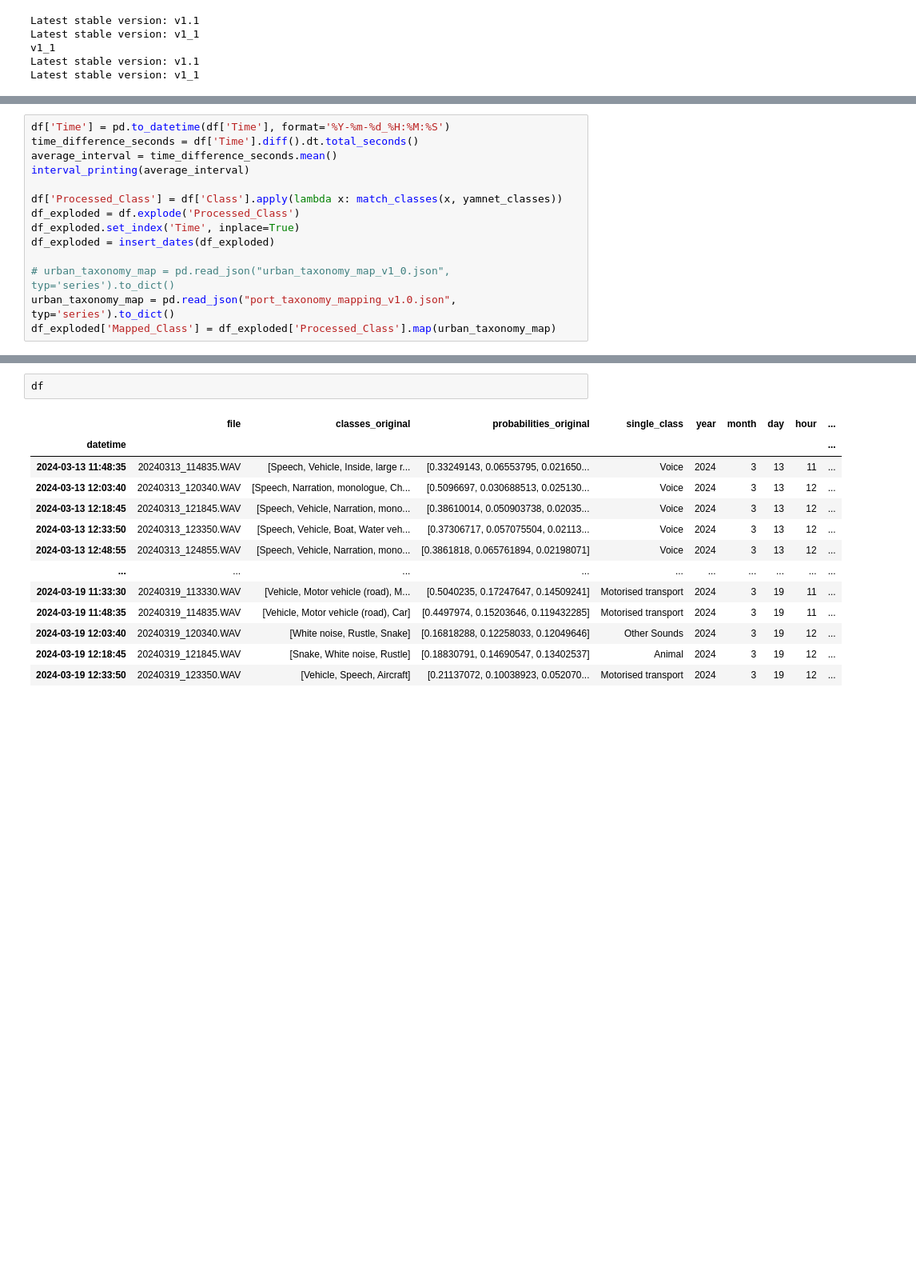
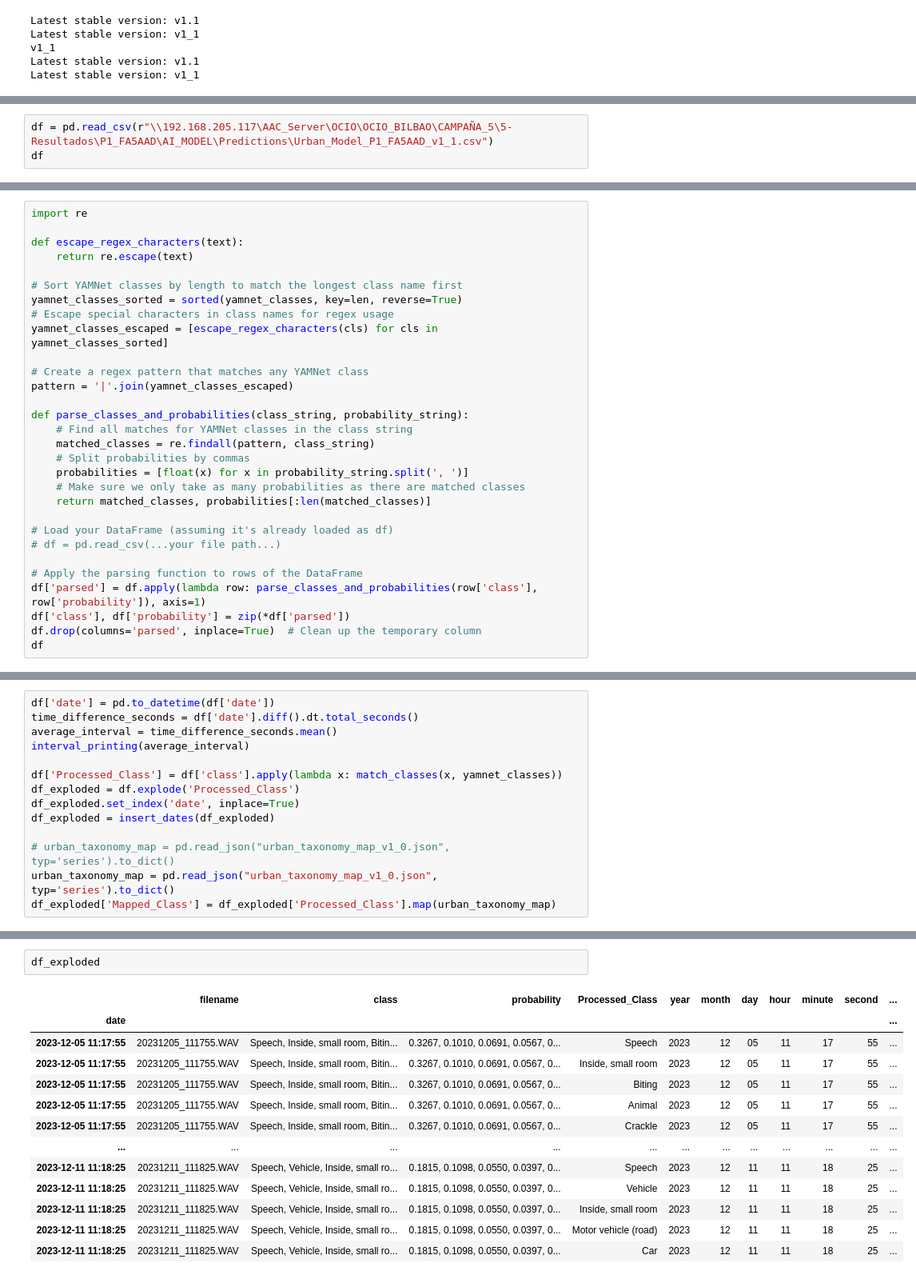
Before and after one commit to aacacustica/Audio_Processing, a Jupyter notebook: AI_Model/Urban_Model/Visualization/predictions_map.ipynb, the cells around one changed output, grey strips where cells are left out. Shown: that part at 80% size. Saved outputs shown, nothing was run; the diff lists cells and outputs as text; blank space fills up the shorter version.

```diff
--- a/AI_Model/Urban_Model/Visualization/predictions_map.ipynb
+++ b/AI_Model/Urban_Model/Visualization/predictions_map.ipynb
@@ -174,0 +175,3 @@ df
+# %%
+df = pd.read_csv(r"\\192.168.205.117\AAC_Server\OCIO\OCIO_BILBAO\CAMPAÑA_5\5-Resultados\P1_FA5AAD\AI_MODEL\Predictions\Urban_Model_P1_FA5AAD_v1_1.csv")
+df
@@ -178,0 +246,30 @@ yamnet_classes = yamnet_classes_df['display_name'].unique()
+# %%
+import re
+
+def escape_regex_characters(text):
+    return re.escape(text)
+
+# Sort YAMNet classes by length to match the longest class name first
+yamnet_classes_sorted = sorted(yamnet_classes, key=len, reverse=True)
+# Escape special characters in class names for regex usage
+yamnet_classes_escaped = [escape_regex_characters(cls) for cls in yamnet_classes_sorted]
+
+# Create a regex pattern that matches any YAMNet class
+pattern = '|'.join(yamnet_classes_escaped)
+
+def parse_classes_and_probabilities(class_string, probability_string):
+    # Find all matches for YAMNet classes in the class string
+    matched_classes = re.findall(pattern, class_string)
+    # Split probabilities by commas
+    probabilities = [float(x) for x in probability_string.split(', ')]
+    # Make sure we only take as many probabilities as there are matched classes
+    return matched_classes, probabilities[:len(matched_classes)]
+
+# Load your DataFrame (assuming it's already loaded as df)
+# df = pd.read_csv(...your file path...)
+
+# Apply the parsing function to rows of the DataFrame
+df['parsed'] = df.apply(lambda row: parse_classes_and_probabilities(row['class'], row['probability']), axis=1)
+df['class'], df['probability'] = zip(*df['parsed'])
+df.drop(columns='parsed', inplace=True)  # Clean up the temporary column
+df
@@ -179,15 +278,15 @@ yamnet_classes = yamnet_classes_df['display_name'].unique()
 # %%
-df['Time'] = pd.to_datetime(df['Time'], format='%Y-%m-%d_%H:%M:%S')
-time_difference_seconds = df['Time'].diff().dt.total_seconds()
+df['date'] = pd.to_datetime(df['date'])
+time_difference_seconds = df['date'].diff().dt.total_seconds()
 average_interval = time_difference_seconds.mean()
 interval_printing(average_interval)
 
-df['Processed_Class'] = df['Class'].apply(lambda x: match_classes(x, yamnet_classes))
+df['Processed_Class'] = df['class'].apply(lambda x: match_classes(x, yamnet_classes))
 df_exploded = df.explode('Processed_Class')
-df_exploded.set_index('Time', inplace=True)
+df_exploded.set_index('date', inplace=True)
 df_exploded = insert_dates(df_exploded)
 
 # urban_taxonomy_map = pd.read_json("urban_taxonomy_map_v1_0.json", typ='series').to_dict()
-urban_taxonomy_map = pd.read_json("port_taxonomy_mapping_v1.0.json", typ='series').to_dict()
+urban_taxonomy_map = pd.read_json("urban_taxonomy_map_v1_0.json", typ='series').to_dict()
 df_exploded['Mapped_Class'] = df_exploded['Processed_Class'].map(urban_taxonomy_map)
 # %% [output]
@@ -326,16 +362,16 @@ df['single_class'] = df['single_class'].map(urban_taxonomy_map)
 # %%
-df
+df_exploded
 # %% [output]
-|  | file | classes_original | probabilities_original | single_class | year | month | day | hour | ... |
-| datetime |  |  |  |  |  |  |  |  | ... |
-| 2024-03-13 11:48:35 | 20240313_114835.WAV | [Speech, Vehicle, Inside, large r... | [0.33249143, 0.06553795, 0.021650... | Voice | 2024 | 3 | 13 | 11 | ... |
-| 2024-03-13 12:03:40 | 20240313_120340.WAV | [Speech, Narration, monologue, Ch... | [0.5096697, 0.030688513, 0.025130... | Voice | 2024 | 3 | 13 | 12 | ... |
-| 2024-03-13 12:18:45 | 20240313_121845.WAV | [Speech, Vehicle, Narration, mono... | [0.38610014, 0.050903738, 0.02035... | Voice | 2024 | 3 | 13 | 12 | ... |
-| 2024-03-13 12:33:50 | 20240313_123350.WAV | [Speech, Vehicle, Boat, Water veh... | [0.37306717, 0.057075504, 0.02113... | Voice | 2024 | 3 | 13 | 12 | ... |
-| 2024-03-13 12:48:55 | 20240313_124855.WAV | [Speech, Vehicle, Narration, mono... | [0.3861818, 0.065761894, 0.02198071] | Voice | 2024 | 3 | 13 | 12 | ... |
-| ... | ... | ... | ... | ... | ... | ... | ... | ... | ... |
-| 2024-03-19 11:33:30 | 20240319_113330.WAV | [Vehicle, Motor vehicle (road), M... | [0.5040235, 0.17247647, 0.14509241] | Motorised transport | 2024 | 3 | 19 | 11 | ... |
-| 2024-03-19 11:48:35 | 20240319_114835.WAV | [Vehicle, Motor vehicle (road), Car] | [0.4497974, 0.15203646, 0.119432285] | Motorised transport | 2024 | 3 | 19 | 11 | ... |
-| 2024-03-19 12:03:40 | 20240319_120340.WAV | [White noise, Rustle, Snake] | [0.16818288, 0.12258033, 0.12049646] | Other Sounds | 2024 | 3 | 19 | 12 | ... |
-| 2024-03-19 12:18:45 | 20240319_121845.WAV | [Snake, White noise, Rustle] | [0.18830791, 0.14690547, 0.13402537] | Animal | 2024 | 3 | 19 | 12 | ... |
-| 2024-03-19 12:33:50 | 20240319_123350.WAV | [Vehicle, Speech, Aircraft] | [0.21137072, 0.10038923, 0.052070... | Motorised transport | 2024 | 3 | 19 | 12 | ... |
+|  | filename | class | probability | Processed_Class | year | month | day | hour | minute | second | ... |
+| date |  |  |  |  |  |  |  |  |  |  | ... |
+| 2023-12-05 11:17:55 | 20231205_111755.WAV | Speech, Inside, small room, Bitin... | 0.3267, 0.1010, 0.0691, 0.0567, 0... | Speech | 2023 | 12 | 05 | 11 | 17 | 55 | ... |
+| 2023-12-05 11:17:55 | 20231205_111755.WAV | Speech, Inside, small room, Bitin... | 0.3267, 0.1010, 0.0691, 0.0567, 0... | Inside, small room | 2023 | 12 | 05 | 11 | 17 | 55 | ... |
+| 2023-12-05 11:17:55 | 20231205_111755.WAV | Speech, Inside, small room, Bitin... | 0.3267, 0.1010, 0.0691, 0.0567, 0... | Biting | 2023 | 12 | 05 | 11 | 17 | 55 | ... |
+| 2023-12-05 11:17:55 | 20231205_111755.WAV | Speech, Inside, small room, Bitin... | 0.3267, 0.1010, 0.0691, 0.0567, 0... | Animal | 2023 | 12 | 05 | 11 | 17 | 55 | ... |
+| 2023-12-05 11:17:55 | 20231205_111755.WAV | Speech, Inside, small room, Bitin... | 0.3267, 0.1010, 0.0691, 0.0567, 0... | Crackle | 2023 | 12 | 05 | 11 | 17 | 55 | ... |
+| ... | ... | ... | ... | ... | ... | ... | ... | ... | ... | ... | ... |
+| 2023-12-11 11:18:25 | 20231211_111825.WAV | Speech, Vehicle, Inside, small ro... | 0.1815, 0.1098, 0.0550, 0.0397, 0... | Speech | 2023 | 12 | 11 | 11 | 18 | 25 | ... |
+| 2023-12-11 11:18:25 | 20231211_111825.WAV | Speech, Vehicle, Inside, small ro... | 0.1815, 0.1098, 0.0550, 0.0397, 0... | Vehicle | 2023 | 12 | 11 | 11 | 18 | 25 | ... |
+| 2023-12-11 11:18:25 | 20231211_111825.WAV | Speech, Vehicle, Inside, small ro... | 0.1815, 0.1098, 0.0550, 0.0397, 0... | Inside, small room | 2023 | 12 | 11 | 11 | 18 | 25 | ... |
+| 2023-12-11 11:18:25 | 20231211_111825.WAV | Speech, Vehicle, Inside, small ro... | 0.1815, 0.1098, 0.0550, 0.0397, 0... | Motor vehicle (road) | 2023 | 12 | 11 | 11 | 18 | 25 | ... |
+| 2023-12-11 11:18:25 | 20231211_111825.WAV | Speech, Vehicle, Inside, small ro... | 0.1815, 0.1098, 0.0550, 0.0397, 0... | Car | 2023 | 12 | 11 | 11 | 18 | 25 | ... |
```
Also changed, not shown: parts of 19 cells of this notebook, 9 other files.
